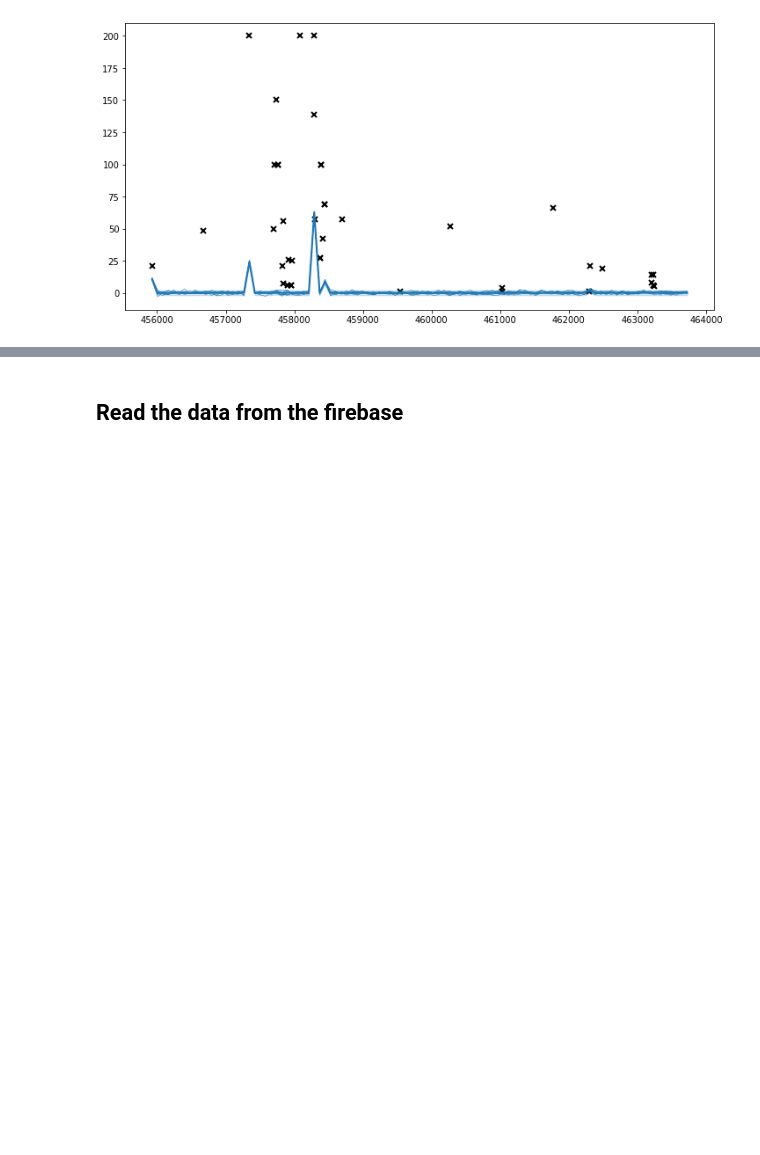
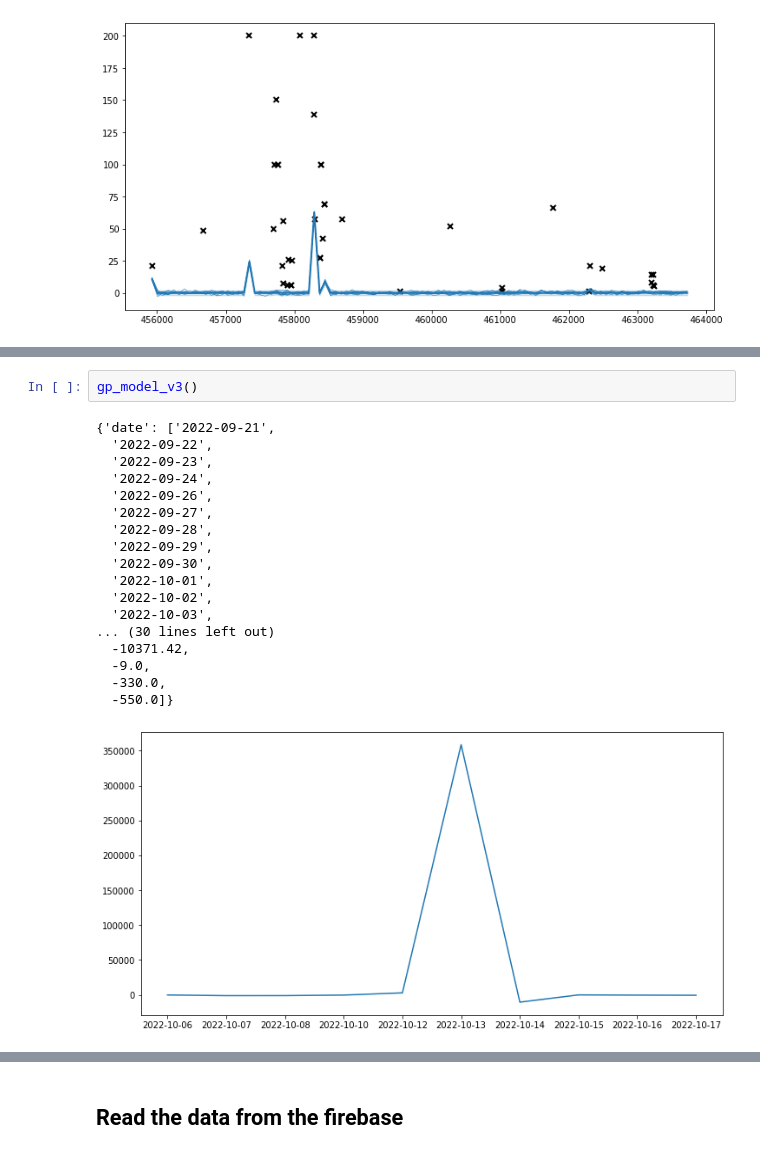
Before and after one commit to AlOmair-Batool/Khazna, a Jupyter notebook: Server-side (Python code)/Using GP to predict user's spending behaviour.ipynb, the cells around one changed output, grey strips where cells are left out. Saved outputs shown, nothing was run; the diff lists cells and outputs as text; blank space fills up the shorter version.

```diff
--- a/Server-side (Python code)/Using GP to predict user's spending behaviour.ipynb
+++ b/Server-side (Python code)/Using GP to predict user's spending behaviour.ipynb
@@ -202,0 +613,21 @@ print(datetime.utcfromtimestamp(dt*3600).strftime('%Y-%m-%d %H:%M:%S'))
+# %%
+gp_model_v3()
+# %% [output]
+{'date': ['2022-09-21',
+  '2022-09-22',
+  '2022-09-23',
+  '2022-09-24',
+  '2022-09-26',
+  '2022-09-27',
+  '2022-09-28',
+  '2022-09-29',
+  '2022-09-30',
+  '2022-10-01',
+  '2022-10-02',
+  '2022-10-03',
+... (30 lines left out)
+  -10371.42,
+  -9.0,
+  -330.0,
+  -550.0]}
+[figure, added]
```
Also changed, not shown: parts of 8 cells of this notebook, 10 other files.
